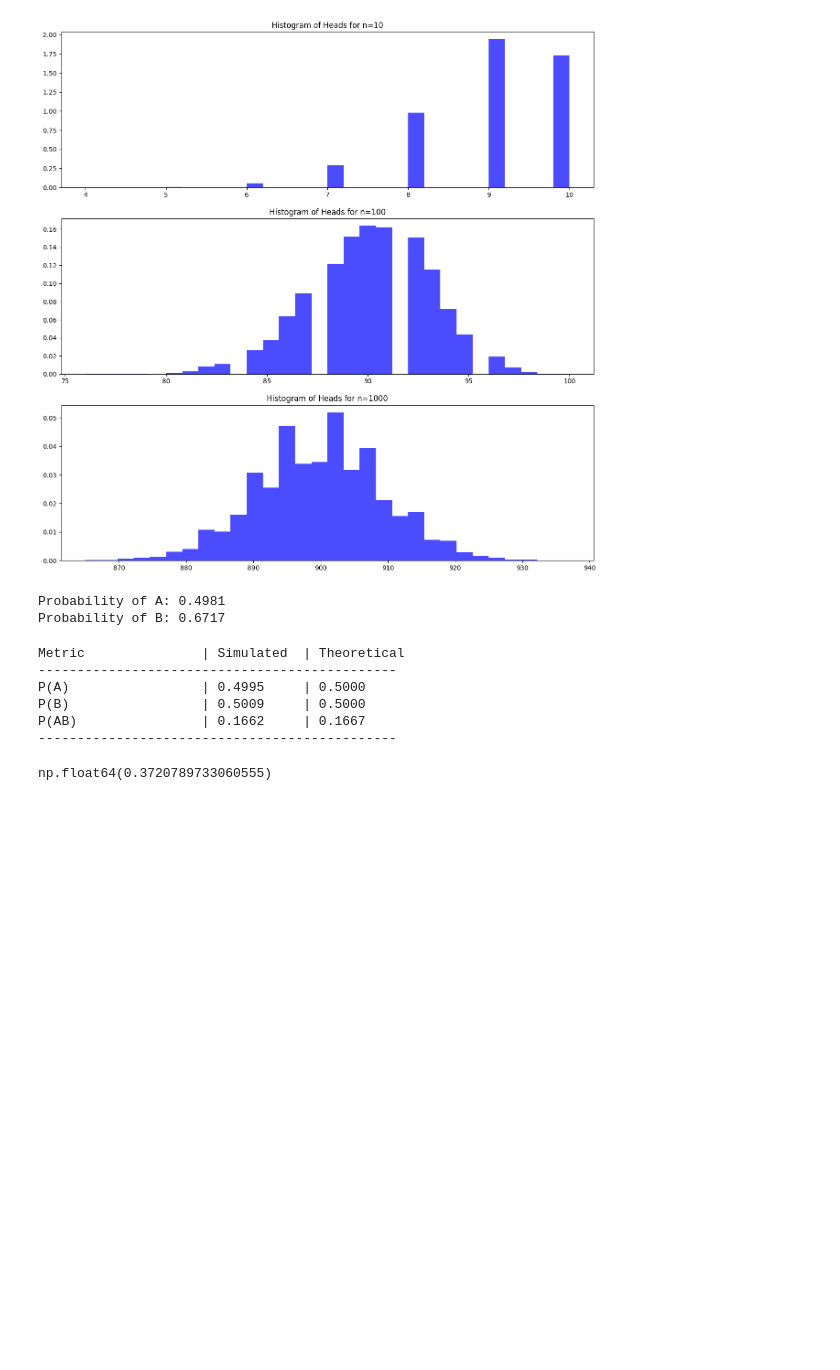
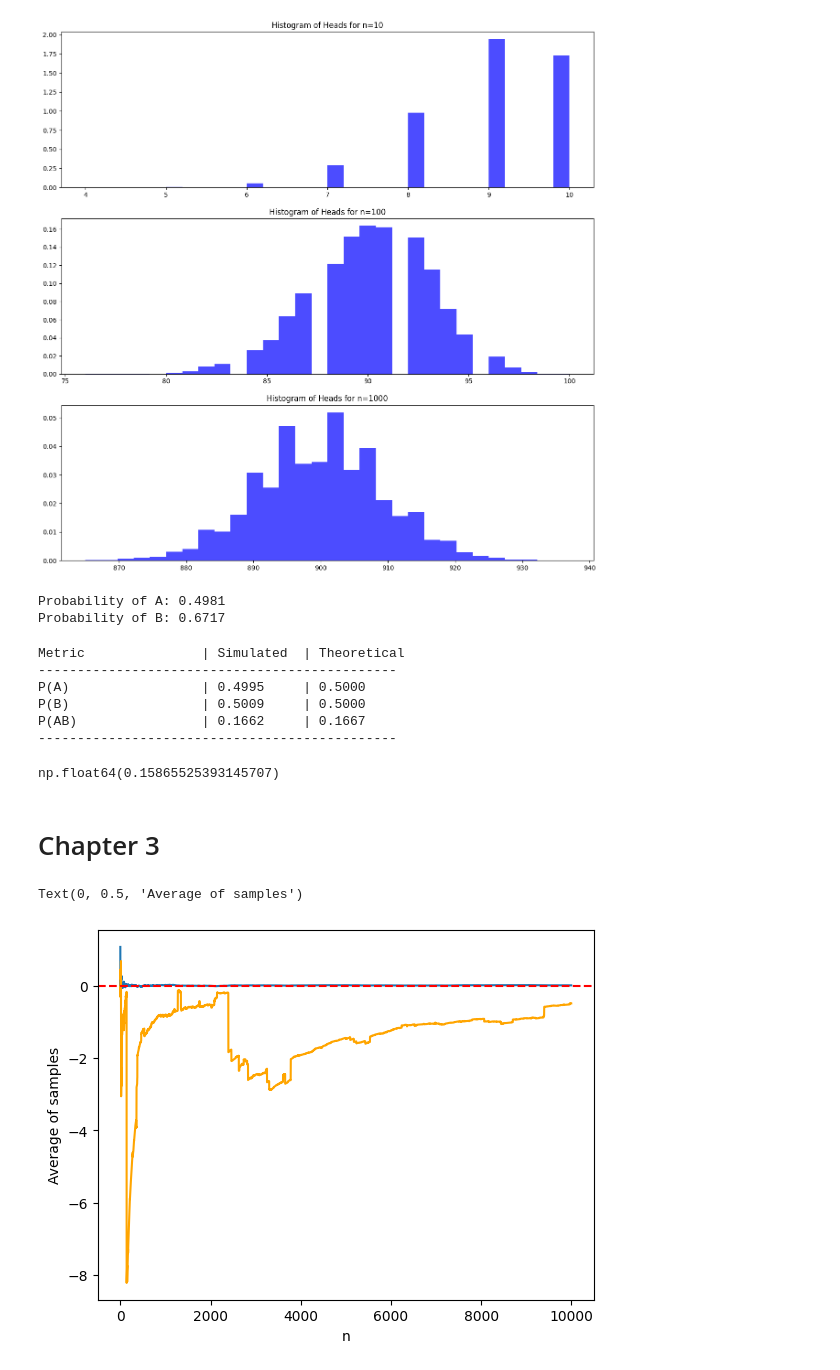
Before and after one commit to Kamczyk09/Intro-to-DS-notes-, a Jupyter notebook: my-stuff/AOS-exercises.ipynb, the cells around one changed output. Saved outputs shown, nothing was run; the diff lists cells and outputs as text; code cells hidden in the pictures; blank space fills up the shorter version.

```diff
--- a/my-stuff/AOS-exercises.ipynb
+++ b/my-stuff/AOS-exercises.ipynb
@@ -130,5 +130,32 @@ from scipy.stats import norm
 #d
 # norm.cdf(1/4) - norm.cdf(-3/4) OR
 # norm.cdf(4, loc=3, scale=4) - norm.cdf(0, loc=3, scale=4)
+norm.cdf(-1)
 # %% [output]
-np.float64(0.3720789733060555)
+np.float64(0.15865525393145707)
+# %% [markdown]
+# Chapter 3
+# %%
+# task 9
+
+
+xs = []
+avgs = []
+x_cauchy = []
+avgs_cauchy = []
+for i in range(1,10000):
+    z = np.random.normal(0,1)
+    xs.append(z)
+    avgs.append(np.mean(xs))
+    z_c = np.random.standard_cauchy()
+    x_cauchy.append(z_c)
+    avgs_cauchy.append(np.mean(x_cauchy))
+
+plt.plot(avgs)
+plt.plot(avgs_cauchy, color='orange')
+plt.axhline(0, color='red', linestyle='--')
+plt.xlabel('n')
+plt.ylabel('Average of samples')
+# %% [output]
+Text(0, 0.5, 'Average of samples')
+[figure, added]
```
Also changed, not shown: parts of 2 cells of this notebook, 5 other files.
